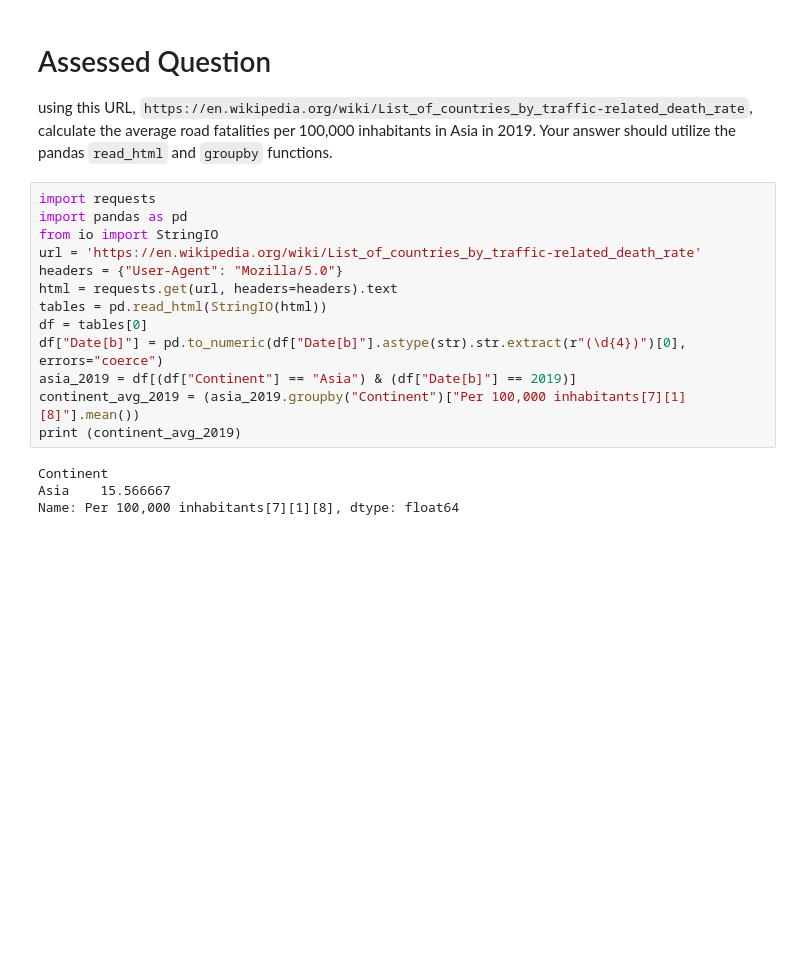
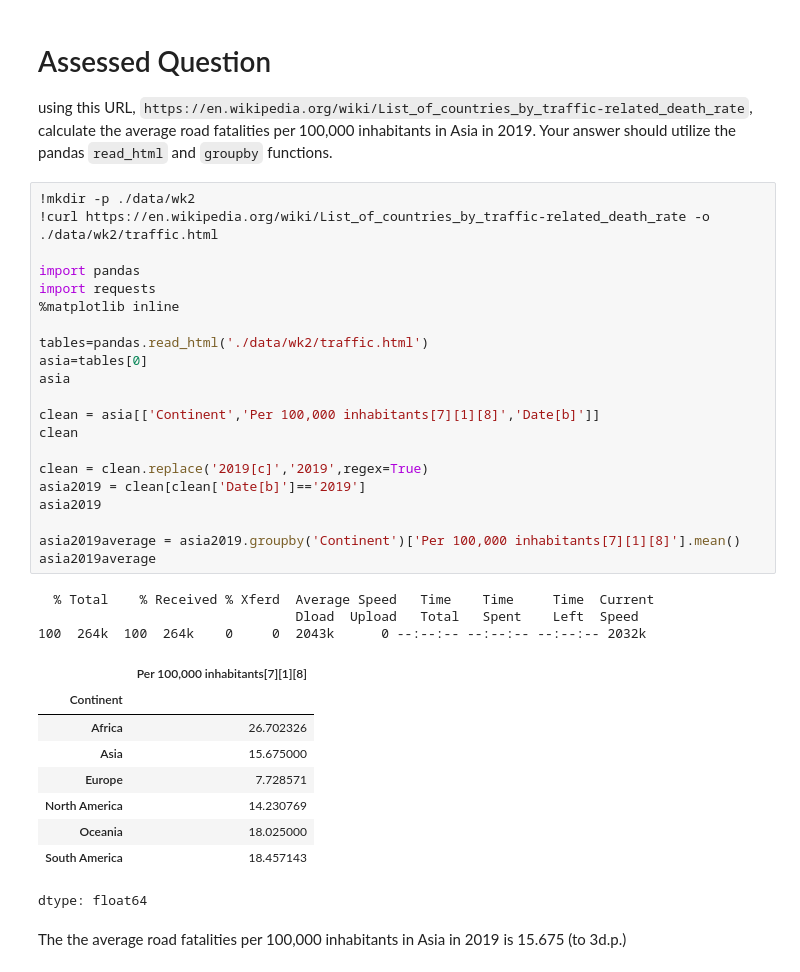
Before and after one commit to kentoosaka05/QM2, a Jupyter notebook: notebooks/W02. Pandas.ipynb, the cells around one changed output. Cells and saved outputs as stored; diff of their text form; blank space fills up the shorter version.

```diff
--- a/notebooks/W02. Pandas.ipynb
+++ b/notebooks/W02. Pandas.ipynb
@@ -441,20 +393,39 @@ And there we have it; a nicely formatted dataframe ready for analysis, straight
 # Assessed Question
 
 using this URL, `https://en.wikipedia.org/wiki/List_of_countries_by_traffic-related_death_rate`, calculate the average road fatalities per 100,000 inhabitants in Asia in 2019. Your answer should utilize the pandas `read_html` and `groupby` functions.
-# %%
-import requests
-import pandas as pd
-from io import StringIO
-url = 'https://en.wikipedia.org/wiki/List_of_countries_by_traffic-related_death_rate'
-headers = {"User-Agent": "Mozilla/5.0"}
-html = requests.get(url, headers=headers).text
-tables = pd.read_html(StringIO(html))
-df = tables[0]
-df["Date[b]"] = pd.to_numeric(df["Date[b]"].astype(str).str.extract(r"(\d{4})")[0], errors="coerce")
-asia_2019 = df[(df["Continent"] == "Asia") & (df["Date[b]"] == 2019)]
-continent_avg_2019 = (asia_2019.groupby("Continent")["Per 100,000 inhabitants[7][1][8]"].mean())
-print (continent_avg_2019)
-# %% [output]
-Continent
-Asia    15.566667
-Name: Per 100,000 inhabitants[7][1][8], dtype: float64
+# %%
+!mkdir -p ./data/wk2
+!curl https://en.wikipedia.org/wiki/List_of_countries_by_traffic-related_death_rate -o ./data/wk2/traffic.html
+
+import pandas
+import requests
+%matplotlib inline
+
+tables=pandas.read_html('./data/wk2/traffic.html')
+asia=tables[0]
+asia
+
+clean = asia[['Continent','Per 100,000 inhabitants[7][1][8]','Date[b]']]
+clean
+
+clean = clean.replace('2019[c]','2019',regex=True)
+asia2019 = clean[clean['Date[b]']=='2019']
+asia2019
+
+asia2019average = asia2019.groupby('Continent')['Per 100,000 inhabitants[7][1][8]'].mean()
+asia2019average
+# %% [output]
+  % Total    % Received % Xferd  Average Speed   Time    Time     Time  Current
+                                 Dload  Upload   Total   Spent    Left  Speed
+100  264k  100  264k    0     0  2043k      0 --:--:-- --:--:-- --:--:-- 2032k
+|  | Per 100,000 inhabitants[7][1][8] |
+| Continent |  |
+| Africa | 26.702326 |
+| Asia | 15.675000 |
+| Europe | 7.728571 |
+| North America | 14.230769 |
+| Oceania | 18.025000 |
+| South America | 18.457143 |
+dtype: float64
+# %% [markdown]
+The the average road fatalities per 100,000 inhabitants in Asia in 2019 is 15.675 (to 3d.p.)
```
Also changed, not shown: parts of 14 cells of this notebook.
